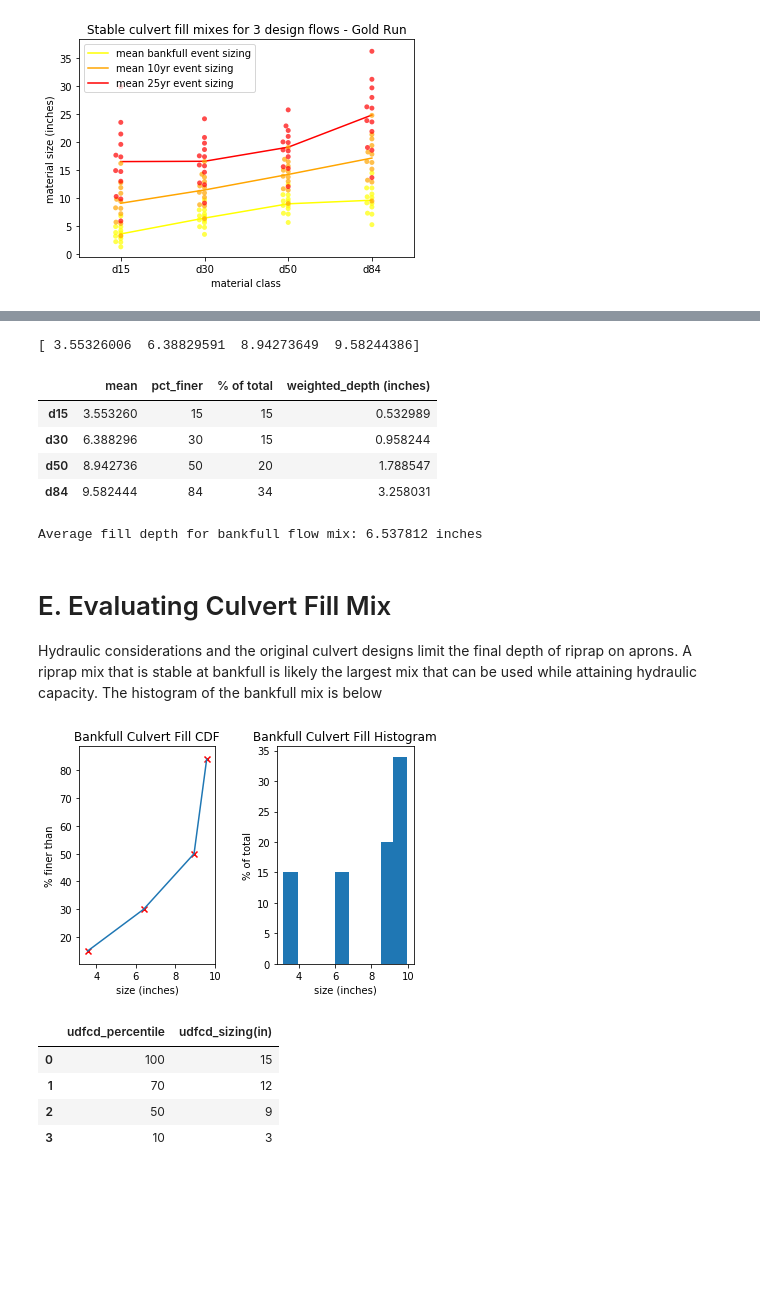
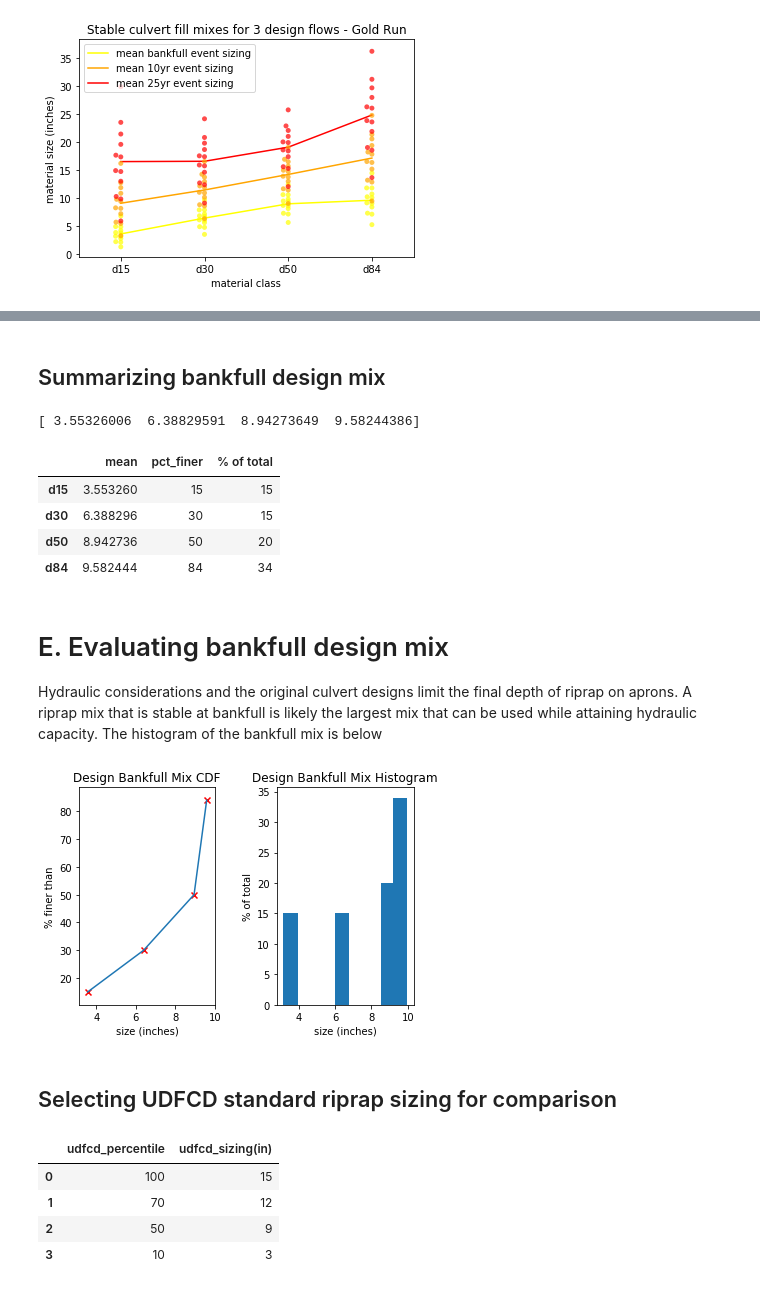
Before and after one commit to indielyt/Python_Hydraulics, a Jupyter notebook: GoldRun_CulvertFillAnalysis.ipynb, the cells around one changed output, grey strips where cells are left out. Saved outputs shown, nothing was run; the diff lists cells and outputs as text; code cells hidden in the pictures; blank space fills up the shorter version.

Commit message:
Updated final distribution of design mix

```diff
--- a/GoldRun_CulvertFillAnalysis.ipynb
+++ b/GoldRun_CulvertFillAnalysis.ipynb
@@ -527,3 +532,5 @@ Determining average depth for culvert fill.  Using calculated riprap sizing dist
+# %% [markdown]
+## Summarizing bankfull design mix
 # %%
 # Create function for determining average depth from distribution
 def average_depth(array):
@@ -533,61 +540,57 @@ average_depth(mean_bkf)
 # %% [output]
 [ 3.55326006  6.38829591  8.94273649  9.58244386]
 # %%
-filldepth_bkf = pd.DataFrame(riprap_desc_bkf.loc['mean',:])
+bkf_designMix = pd.DataFrame(riprap_desc_bkf.loc['mean',:])
 
 # Add column of percent finer than
-filldepth_bkf['pct_finer'] = [15,30,50,84]
+bkf_designMix['pct_finer'] = [15,30,50,84]
 
 # Add percent of total column
-filldepth_bkf['% of total'] = 0
+bkf_designMix['% of total'] = 0
 
 # Calculate % of total field
-for i in range(len(filldepth_bkf)):
+for i in range(len(bkf_designMix)):
     if i == 0:
-        filldepth_bkf['% of total'].iloc[i] = filldepth_bkf['pct_finer'].iloc[i] - 0
+        bkf_designMix['% of total'].iloc[i] = bkf_designMix['pct_finer'].iloc[i] - 0
     if 4>i>0:
-        filldepth_bkf['% of total'].iloc[i] = filldepth_bkf['pct_finer'].iloc[i] - filldepth_bkf['pct_finer'].iloc[i-1]
+        bkf_designMix['% of total'].iloc[i] = bkf_designMix['pct_finer'].iloc[i] - bkf_designMix['pct_finer'].iloc[i-1]
     if i==4:
-        filldepth_bkf['% of total'].iloc[i] = 100 - (filldepth_bkf['pct_finer'].iloc[i])
+        bkf_designMix['% of total'].iloc[i] = 100 - (bkf_designMix['pct_finer'].iloc[i])
 
 # Calculate the weighted depth based on size and % of total
-filldepth_bkf['weighted_depth (inches)'] = filldepth_bkf['mean'] * (filldepth_bkf['% of total']/100)
+# bkf_designMix['weighted_depth (inches)'] = bkf_designMix['mean'] * (bkf_designMix['% of total']/100)
 
-filldepth_bkf
+bkf_designMix
 # %% [output]
-|  | mean | pct_finer | % of total | weighted_depth (inches) |
-| d15 | 3.553260 | 15 | 15 | 0.532989 |
-| d30 | 6.388296 | 30 | 15 | 0.958244 |
-| d50 | 8.942736 | 50 | 20 | 1.788547 |
-| d84 | 9.582444 | 84 | 34 | 3.258031 |
+|  | mean | pct_finer | % of total |
+| d15 | 3.553260 | 15 | 15 |
+| d30 | 6.388296 | 30 | 15 |
+| d50 | 8.942736 | 50 | 20 |
+| d84 | 9.582444 | 84 | 34 |
-# %%
-print ('Average fill depth for bankfull flow mix: %2f inches' % (filldepth_bkf['weighted_depth (inches)'].sum()))
-# %% [output]
-Average fill depth for bankfull flow mix: 6.537812 inches
 # %% [markdown]
-# E. Evaluating Culvert Fill Mix
+# E. Evaluating bankfull design mix
 Hydraulic considerations and the original culvert designs limit the final depth of riprap on aprons.  A riprap mix that is stable at bankfull is likely the largest mix that can be used while attaining hydraulic capacity.  The histogram of the bankfull mix is below
 # %%
 # Create subplots
 fig, (ax1, ax2) = plt.subplots(1, 2) #, sharey=True)
 
 # Define data for plots
-ax1.plot(filldepth_bkf['mean'], filldepth_bkf['pct_finer'])
-ax1.scatter(filldepth_bkf['mean'], filldepth_bkf['pct_finer'], marker='x', color='r')
-ax1.set_title('Bankfull Culvert Fill CDF')
+ax1.plot(bkf_designMix['mean'], bkf_designMix['pct_finer'])
+ax1.scatter(bkf_designMix['mean'], bkf_designMix['pct_finer'], marker='x', color='r')
+ax1.set_title('Design Bankfull Mix CDF')
 ax1.set(xlabel='size (inches)', ylabel='% finer than')
 
-ax2.bar(filldepth_bkf['mean'], filldepth_bkf['% of total'])
-ax2.set_title('Bankfull Culvert Fill Histogram')
+ax2.bar(bkf_designMix['mean'], bkf_designMix['% of total'])
+ax2.set_title('Design Bankfull Mix Histogram')
 ax2.set(xlabel='size (inches)', ylabel='% of total')
 
 plt.subplots_adjust(left=None, bottom=None, right=None, top=None,
                 wspace=0.45, hspace=None)
 
 plt.show()
 plt.close()
 # %% [output]
-[figure, old version]
+[figure, new version]
 # %%
 # Additional Resources
 
@@ -597,6 +600,8 @@ plt.close()
 # Q-Q plots
 # https://en.wikipedia.org/wiki/Q%E2%80%93Q_plot
 # https://data.library.virginia.edu/understanding-q-q-plots/
+# %% [markdown]
+## Selecting UDFCD standard riprap sizing for comparison
 # %%
 # UDFCD riprap gradation
 udfcd_sizing = [15, 12, 9, 3]
```
Also changed, not shown: parts of 36 cells of this notebook.
